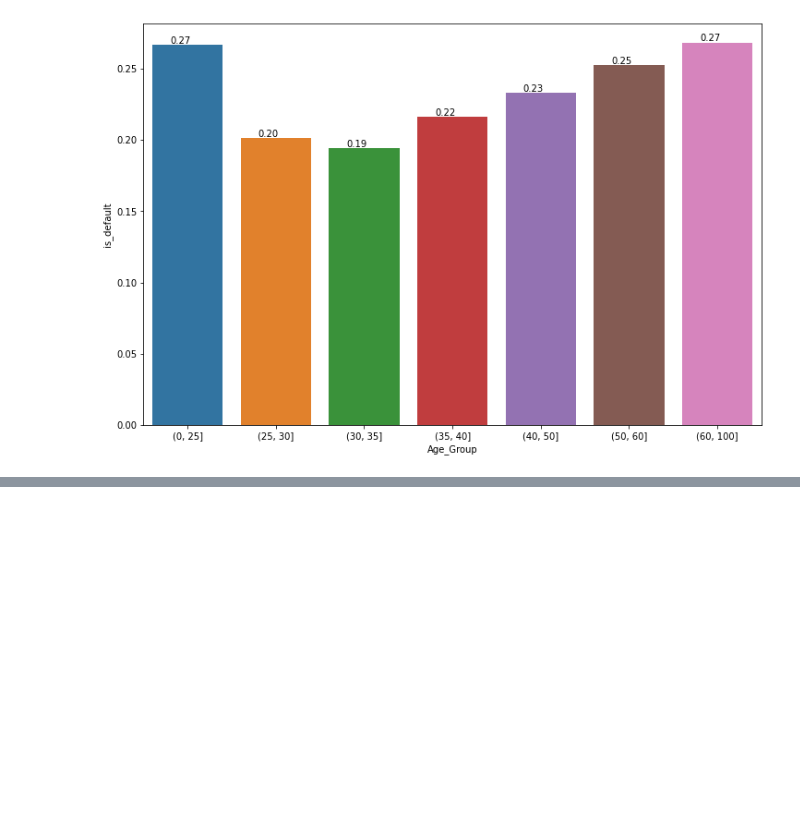
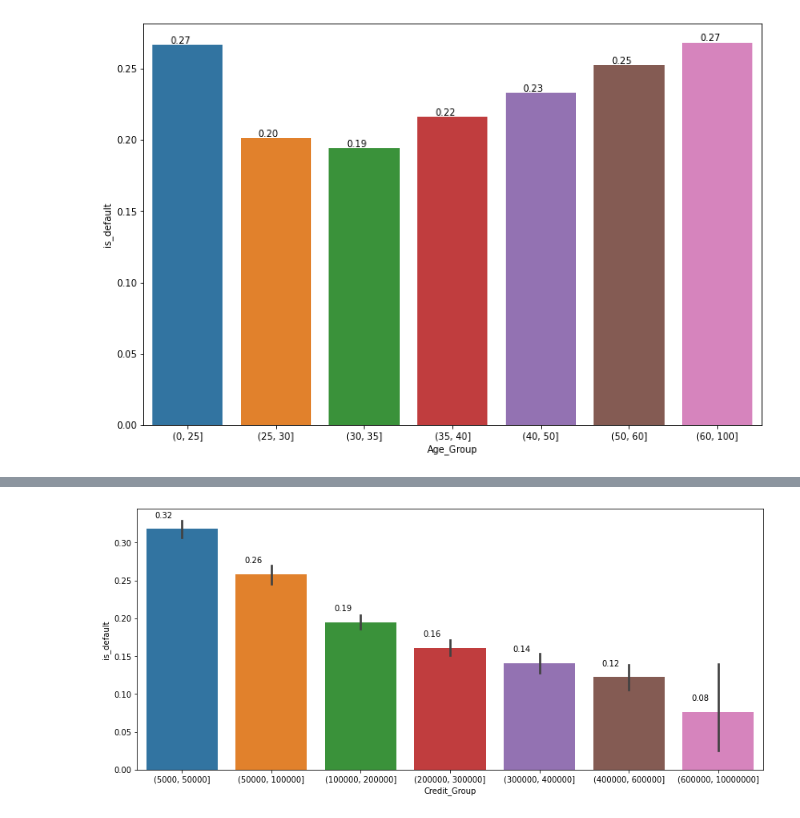
Before and after one commit to GaikwadSandesh/credit_card_fraud_detection, a Jupyter notebook: Credit_Card_Default_Prediction_Capstone_Project.ipynb, the cells around one changed output, grey strips where cells are left out. Cells and saved outputs as stored; diff of their text form; code cells hidden in the pictures; blank space fills up the shorter version.

```diff
--- a/Credit_Card_Default_Prediction_Capstone_Project.ipynb
+++ b/Credit_Card_Default_Prediction_Capstone_Project.ipynb
@@ -258,0 +290,7 @@ plt.show()
+# %%
+plt.figure(figsize=(14,6))
+ax = sns.barplot(x = "Credit_Group", y = "is_default", data = df )
+for p in ax.patches:
+    ax.annotate("%.2f" %(p.get_height()), (p.get_x()+0.10, p.get_height()+0.015) )
+# %% [output]
+[figure, added]
```
Also changed, not shown: parts of 11 cells of this notebook.
